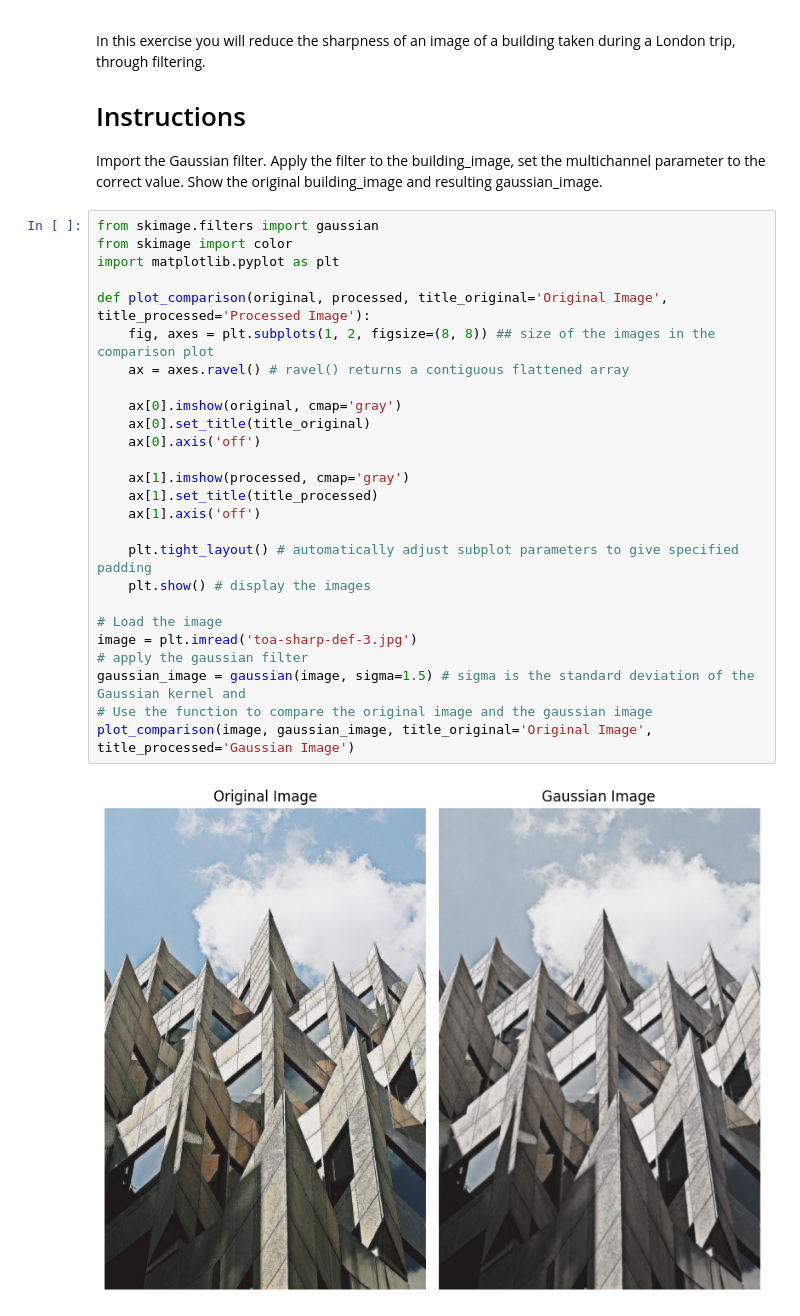
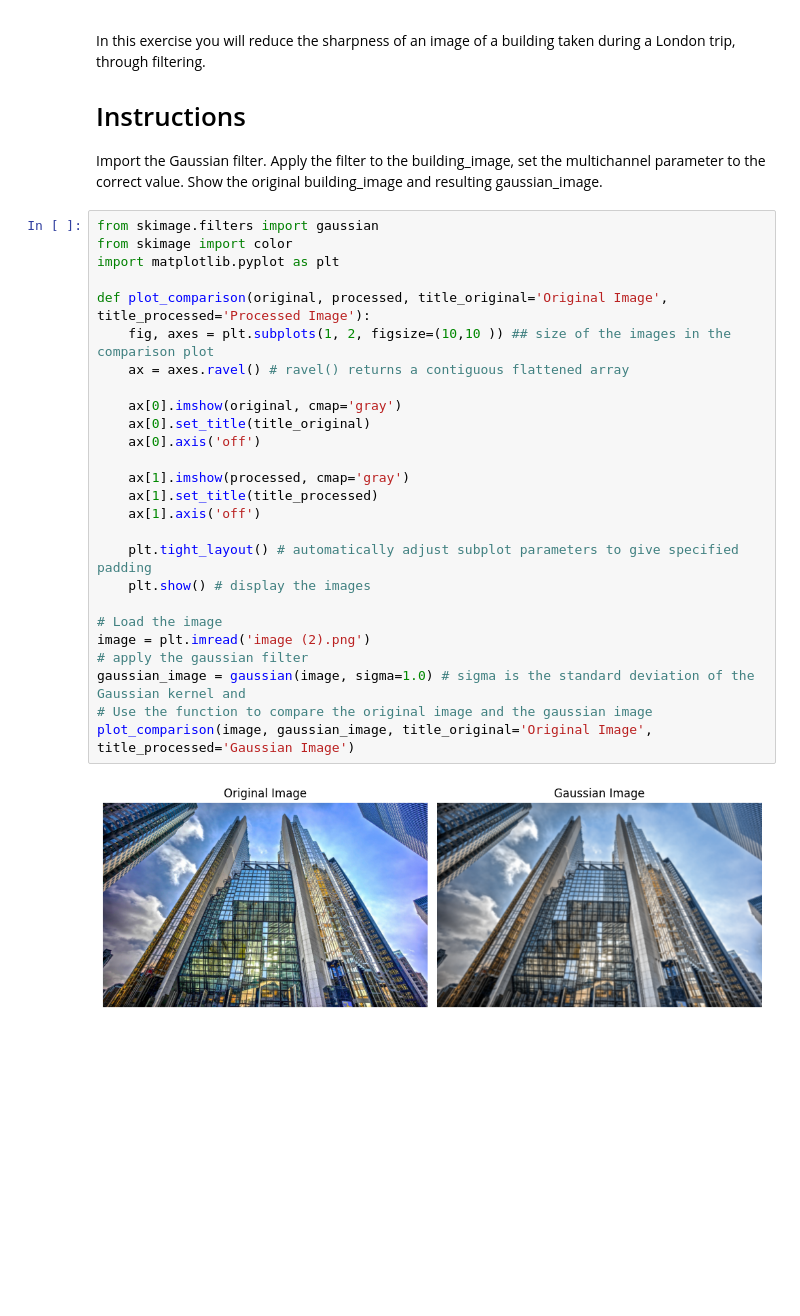
Before and after one commit to SupravoCoder/Image-pre-processing-with-Supravo, a Jupyter notebook: imagepreprocessing.ipynb, the cells around one changed output. Saved outputs shown, nothing was run; the diff lists cells and outputs as text; blank space fills up the shorter version.

```diff
--- a/imagepreprocessing.ipynb
+++ b/imagepreprocessing.ipynb
@@ -484,28 +484,28 @@ Show the original building_image and resulting gaussian_image.
 # %%
 from skimage.filters import gaussian
 from skimage import color
 import matplotlib.pyplot as plt
 
 def plot_comparison(original, processed, title_original='Original Image', title_processed='Processed Image'):
-    fig, axes = plt.subplots(1, 2, figsize=(8, 8)) ## size of the images in the comparison plot
+    fig, axes = plt.subplots(1, 2, figsize=(10,10 )) ## size of the images in the comparison plot
     ax = axes.ravel() # ravel() returns a contiguous flattened array
 
     ax[0].imshow(original, cmap='gray')
     ax[0].set_title(title_original)
     ax[0].axis('off')
 
     ax[1].imshow(processed, cmap='gray')
     ax[1].set_title(title_processed)
     ax[1].axis('off')
 
     plt.tight_layout() # automatically adjust subplot parameters to give specified padding
     plt.show() # display the images
 
 # Load the image
-image = plt.imread('toa-sharp-def-3.jpg')
+image = plt.imread('image (2).png')
 # apply the gaussian filter
-gaussian_image = gaussian(image, sigma=1.5) # sigma is the standard deviation of the Gaussian kernel and
+gaussian_image = gaussian(image, sigma=1.0) # sigma is the standard deviation of the Gaussian kernel and
 # Use the function to compare the original image and the gaussian image
 plot_comparison(image, gaussian_image, title_original='Original Image', title_processed='Gaussian Image')
 # %% [output]
-[figure, old version]
+[figure, new version]
```
Also changed, not shown: 1 other file.
